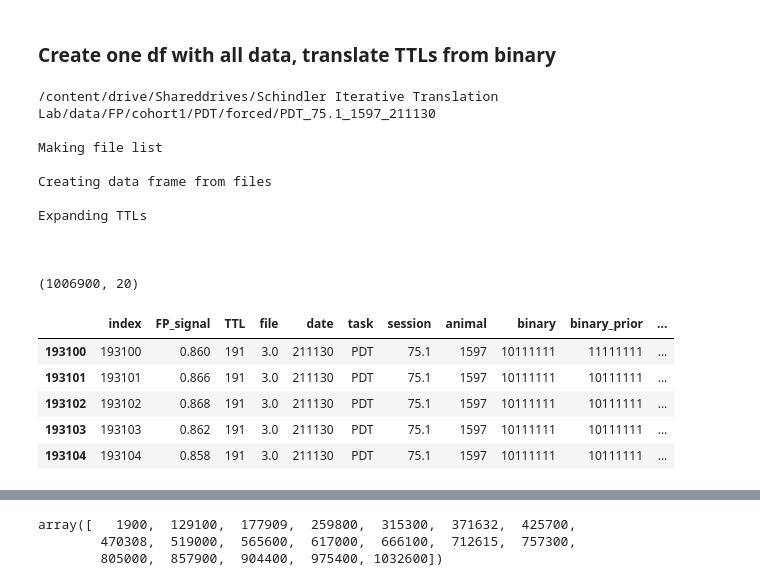
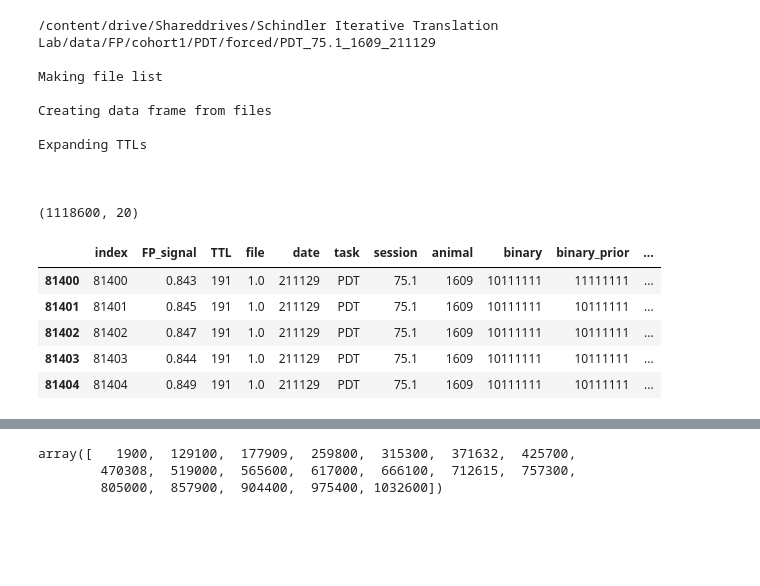
Before and after one commit to grace3999/wireless_fiber_photometry, a Jupyter notebook: FP_PDsingle_TTL_trial.ipynb, the cells around one changed output, grey strips where cells are left out. Saved outputs shown, nothing was run; the diff lists cells and outputs as text; code cells hidden in the pictures; blank space fills up the shorter version.

```diff
--- a/FP_PDsingle_TTL_trial.ipynb
+++ b/FP_PDsingle_TTL_trial.ipynb
@@ -36,0 +237,25 @@ np.set_printoptions(suppress=True)
+# %%
+def make_times_df(times_lever_extend, times_lever_press, times_pellet, times_HE_pellet):
+
+  times_df = pd.DataFrame(data=[times_lever_extend, times_lever_press, times_pellet, times_HE_pellet]).T
+  times_df.columns = ['times_lever_extend', 'times_lever_press', 'times_pellet', 'times_HE_pellet']
+
+  times_df['times_trial_start'] = times_df['times_lever_extend'] - 10000
+  times_df.loc[times_df['times_trial_start']<0, 'times_trial_start'] = 0
+
+  times_df['times_trial_end'] = times_df['times_lever_press'] + 10000
+  times_df['trial'] = np.arange(0, times_df.shape[0])
+
+  times_df['diff_press'] = times_df['times_lever_press'] - times_df['times_lever_extend']
+  times_df['diff_pellet'] = times_df['times_pellet'] - times_df['times_lever_press']
+  times_df['diff_HE'] = times_df['times_HE_pellet'] - times_df['times_pellet']
+  times_df['diff_trial'] = times_df['times_trial_end'] - times_df['times_trial_start']
+
+  times_df.loc[times_df['times_lever_press'].isna(), 'no_press'] = '1'
+  times_df.loc[times_df['times_pellet'].isna(), 'no_pellet'] = 1
+
+  times_df = times_df[['trial', 'no_press', 'no_pellet',
+           'times_trial_start', 'times_lever_extend', 'times_lever_press', 'times_pellet', 'times_HE_pellet', 'times_trial_end',
+           'diff_press', 'diff_pellet', 'diff_HE', 'diff_trial']]
+
+  return times_df
@@ -145,9 +485,7 @@ outer_path_list
-# %% [markdown]
-### Create one df with all data, translate TTLs from binary
 # %%
 TTL_dir_dataframe = pd.DataFrame()
-#outer_path_list = ['/content/drive/Shareddrives/Schindler Iterative Translation Lab/data/FP/cohort1/PDT/forced/PDT_25.1_1600_211201']
-for outer_path in outer_path_list[2:3]:
+
+for outer_path in outer_path_list[1:2]:
 
     print(outer_path, '\n')
 
@@ -228,40 +566,40 @@ for outer_path in outer_path_list[2:3]:
     TTL_dataframe['pellet'] = [x[2] for x in TTL_dataframe['binary']]
     TTL_dataframe['session_start'] = [x[1] for x in TTL_dataframe['binary']]
     TTL_dataframe['ITI_start'] = [x[0] for x in TTL_dataframe['binary']]
 
     #remove start of data
     start = TTL_dataframe[(TTL_dataframe['binary_start']!=0)&(TTL_dataframe['session_start']=='0')]['index'].values[0]
     TTL_dataframe_session = TTL_dataframe[(TTL_dataframe['index']>=start)]
     TTL_dataframe_session['session_time'] = np.arange(0, TTL_dataframe_session.shape[0])
 
     if TTL_dir_dataframe.shape[0] == 0:
       TTL_dir_dataframe = TTL_dataframe_session
     else:
       TTL_dir_dataframe = pd.concat([TTL_dir_dataframe, TTL_dataframe_session], ignore_index=True)
 
     print('\n')
 
 print(TTL_dir_dataframe.shape)
 
 TTL_dir_dataframe.head()
 # %% [output]
-/content/drive/Shareddrives/Schindler Iterative Translation Lab/data/FP/cohort1/PDT/forced/PDT_75.1_1597_211130
+/content/drive/Shareddrives/Schindler Iterative Translation Lab/data/FP/cohort1/PDT/forced/PDT_75.1_1609_211129
 
 Making file list
 
 Creating data frame from files
 
 Expanding TTLs
 
 
 
-(1006900, 20)
+(1118600, 20)
 |  | index | FP_signal | TTL | file | date | task | session | animal | binary | binary_prior | ... |
-| 193100 | 193100 | 0.860 | 191 | 3.0 | 211130 | PDT | 75.1 | 1597 | 10111111 | 11111111 | ... |
-| 193101 | 193101 | 0.866 | 191 | 3.0 | 211130 | PDT | 75.1 | 1597 | 10111111 | 10111111 | ... |
-| 193102 | 193102 | 0.868 | 191 | 3.0 | 211130 | PDT | 75.1 | 1597 | 10111111 | 10111111 | ... |
-| 193103 | 193103 | 0.862 | 191 | 3.0 | 211130 | PDT | 75.1 | 1597 | 10111111 | 10111111 | ... |
-| 193104 | 193104 | 0.858 | 191 | 3.0 | 211130 | PDT | 75.1 | 1597 | 10111111 | 10111111 | ... |
+| 81400 | 81400 | 0.843 | 191 | 1.0 | 211129 | PDT | 75.1 | 1609 | 10111111 | 11111111 | ... |
+| 81401 | 81401 | 0.845 | 191 | 1.0 | 211129 | PDT | 75.1 | 1609 | 10111111 | 10111111 | ... |
+| 81402 | 81402 | 0.847 | 191 | 1.0 | 211129 | PDT | 75.1 | 1609 | 10111111 | 10111111 | ... |
+| 81403 | 81403 | 0.844 | 191 | 1.0 | 211129 | PDT | 75.1 | 1609 | 10111111 | 10111111 | ... |
+| 81404 | 81404 | 0.849 | 191 | 1.0 | 211129 | PDT | 75.1 | 1609 | 10111111 | 10111111 | ... |
 # %%
 times_lever_extend = []
 times_lever_press = []
```
Also changed, not shown: parts of 26 cells of this notebook.
